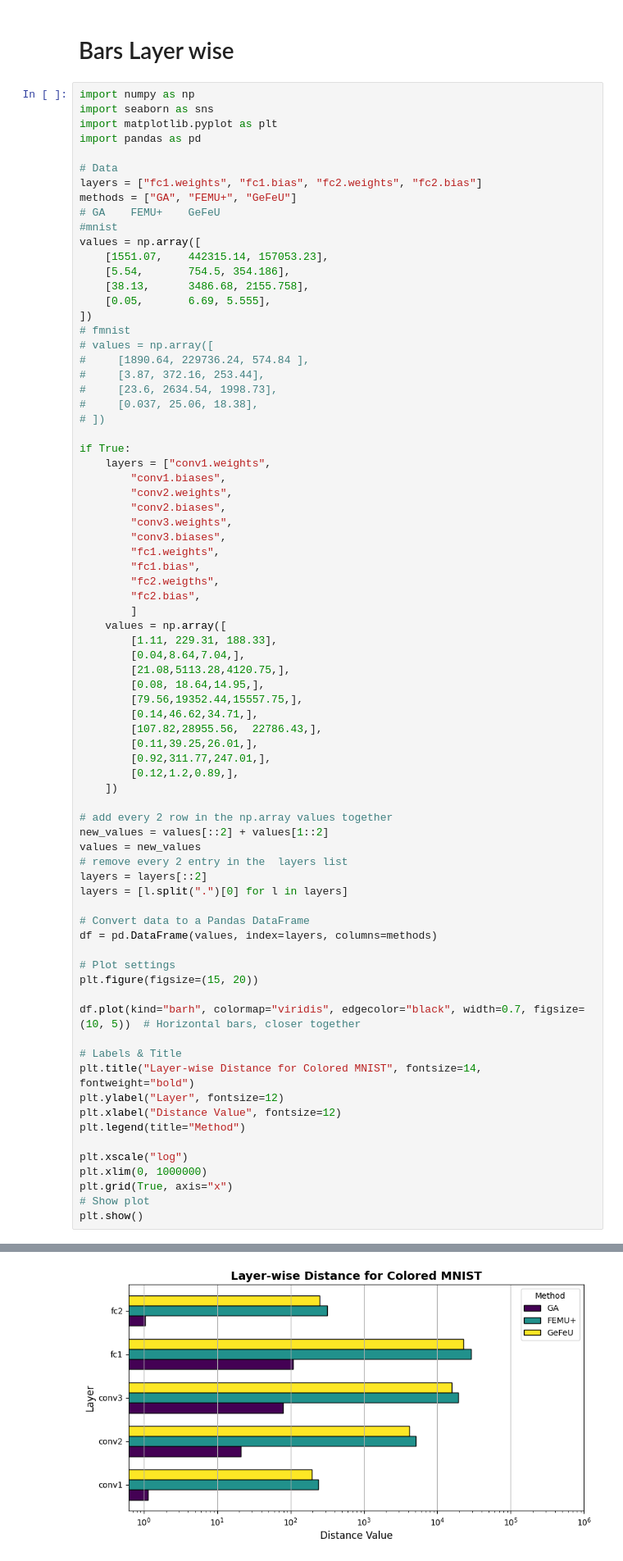
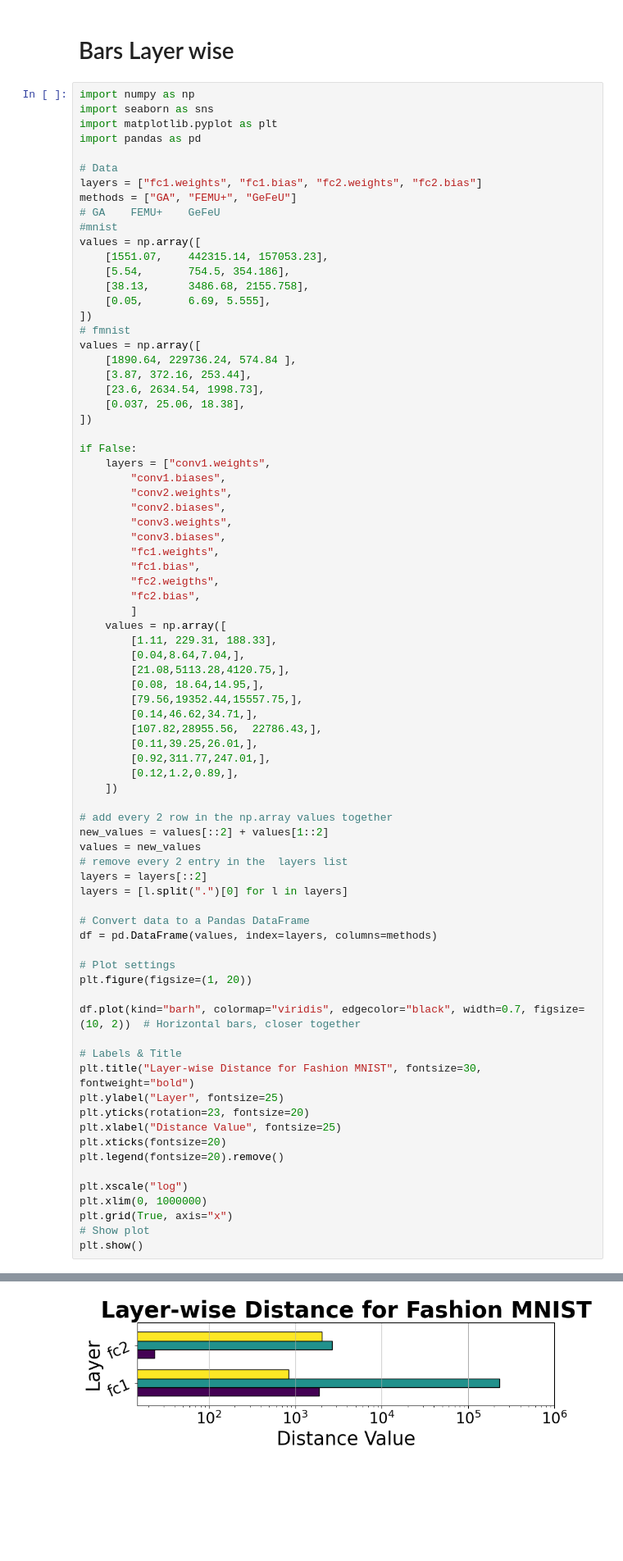
Before and after one commit to MoraiT01/study_on_unlearning, a Jupyter notebook: notebooks/graphics.ipynb, the cells around one changed output, grey strips where cells are left out. Shown at 82% size. Cells and saved outputs as stored; diff of their text form; blank space fills up the shorter version.

```diff
--- a/notebooks/graphics.ipynb
+++ b/notebooks/graphics.ipynb
@@ -123,14 +184,14 @@ values = np.array([
     [0.05,       6.69, 5.555],
 ])
 # fmnist
-# values = np.array([
-#     [1890.64, 229736.24, 574.84 ],
-#     [3.87, 372.16, 253.44],
-#     [23.6, 2634.54, 1998.73],
-#     [0.037, 25.06, 18.38],
-# ])
+values = np.array([
+    [1890.64, 229736.24, 574.84 ],
+    [3.87, 372.16, 253.44],
+    [23.6, 2634.54, 1998.73],
+    [0.037, 25.06, 18.38],
+])
 
-if True:
+if False:
     layers = ["conv1.weights",
         "conv1.biases",
         "conv2.weights",
@@ -166,15 +227,17 @@ layers = [l.split(".")[0] for l in layers]
 df = pd.DataFrame(values, index=layers, columns=methods)
 
 # Plot settings
-plt.figure(figsize=(15, 20))
+plt.figure(figsize=(1, 20))
 
-df.plot(kind="barh", colormap="viridis", edgecolor="black", width=0.7, figsize=(10, 5))  # Horizontal bars, closer together
+df.plot(kind="barh", colormap="viridis", edgecolor="black", width=0.7, figsize=(10, 2))  # Horizontal bars, closer together
 
 # Labels & Title
-plt.title("Layer-wise Distance for Colored MNIST", fontsize=14, fontweight="bold")
-plt.ylabel("Layer", fontsize=12)
-plt.xlabel("Distance Value", fontsize=12)
-plt.legend(title="Method")
+plt.title("Layer-wise Distance for Fashion MNIST", fontsize=30, fontweight="bold")
+plt.ylabel("Layer", fontsize=25)
+plt.yticks(rotation=23, fontsize=20)
+plt.xlabel("Distance Value", fontsize=25)
+plt.xticks(fontsize=20)
+plt.legend(fontsize=20).remove()
 
 plt.xscale("log")
 plt.xlim(0, 1000000)
@@ -186,4 +249,4 @@ plt.show()
-[figure, old version]
+[figure, new version]
 # %% [markdown]
 # Normal Distributions
 # %%
```
Also changed, not shown: parts of 5 cells of this notebook.
